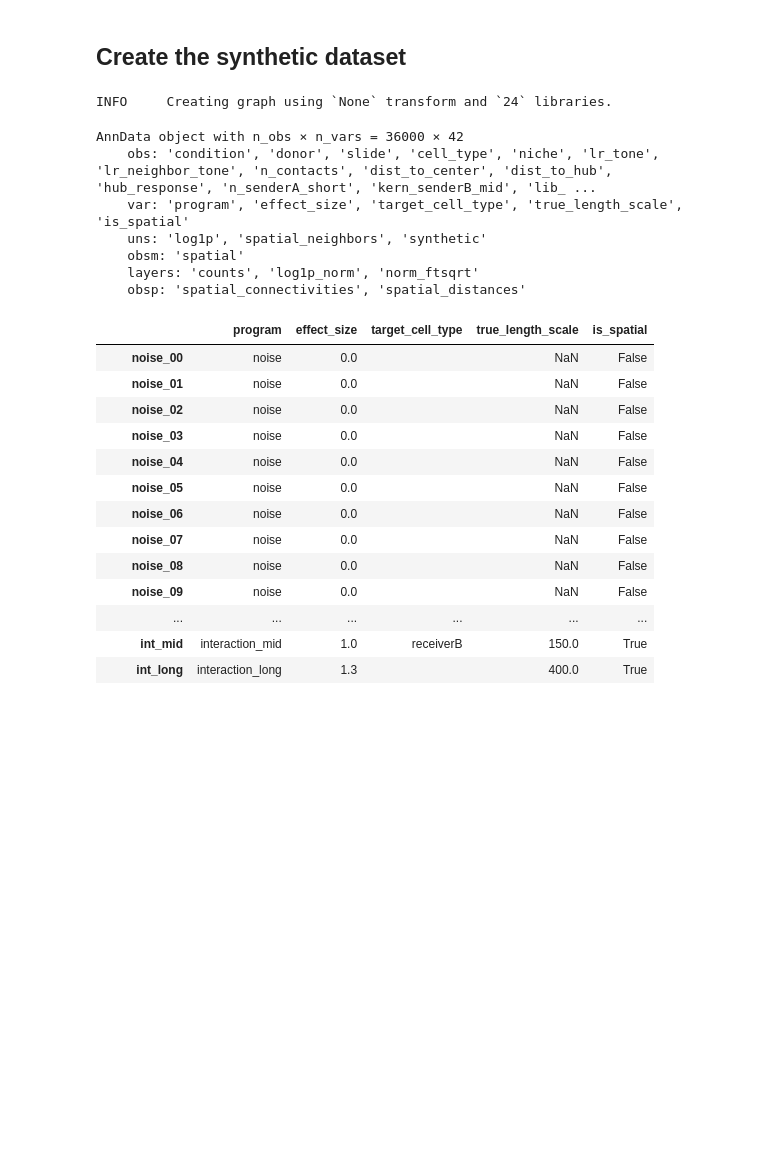
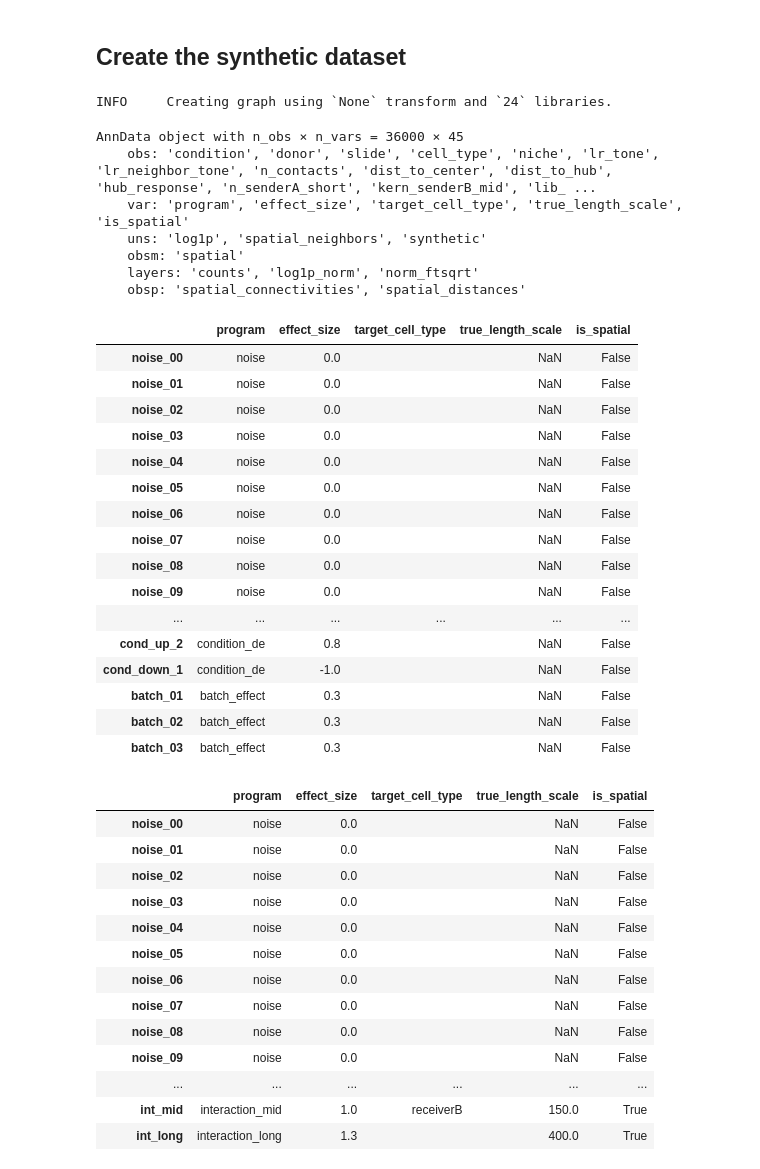
Before and after one commit to LLehner/interscale, a Jupyter notebook: docs/notebooks/3_downstream_tasks.ipynb, the cells around one changed output. Saved outputs shown, nothing was run; the diff lists cells and outputs as text; code cells hidden in the pictures; blank space fills up the shorter version.

```diff
--- a/docs/notebooks/3_downstream_tasks.ipynb
+++ b/docs/notebooks/3_downstream_tasks.ipynb
@@ -112,17 +112,37 @@ score_against_truth(adata, result.pairs)
 # %% [markdown]
 ## Create the synthetic dataset
 # %%
-adata_synth = make_synthetic()
+adata_synth = make_synthetic(hvg=True)
 adata_synth
 # %% [output]
 INFO     Creating graph using `None` transform and `24` libraries.
-AnnData object with n_obs × n_vars = 36000 × 42
+AnnData object with n_obs × n_vars = 36000 × 45
     obs: 'condition', 'donor', 'slide', 'cell_type', 'niche', 'lr_tone', 'lr_neighbor_tone', 'n_contacts', 'dist_to_center', 'dist_to_hub', 'hub_response', 'n_senderA_short', 'kern_senderB_mid', 'lib_ ...
     var: 'program', 'effect_size', 'target_cell_type', 'true_length_scale', 'is_spatial'
     uns: 'log1p', 'spatial_neighbors', 'synthetic'
     obsm: 'spatial'
     layers: 'counts', 'log1p_norm', 'norm_ftsqrt'
     obsp: 'spatial_connectivities', 'spatial_distances'
+# %%
+adata_synth.var
+# %% [output]
+|  | program | effect_size | target_cell_type | true_length_scale | is_spatial |
+| noise_00 | noise | 0.0 |  | NaN | False |
+| noise_01 | noise | 0.0 |  | NaN | False |
+| noise_02 | noise | 0.0 |  | NaN | False |
+| noise_03 | noise | 0.0 |  | NaN | False |
+| noise_04 | noise | 0.0 |  | NaN | False |
+| noise_05 | noise | 0.0 |  | NaN | False |
+| noise_06 | noise | 0.0 |  | NaN | False |
+| noise_07 | noise | 0.0 |  | NaN | False |
+| noise_08 | noise | 0.0 |  | NaN | False |
+| noise_09 | noise | 0.0 |  | NaN | False |
+| ... | ... | ... | ... | ... | ... |
+| cond_up_2 | condition_de | 0.8 |  | NaN | False |
+| cond_down_1 | condition_de | -1.0 |  | NaN | False |
+| batch_01 | batch_effect | 0.3 |  | NaN | False |
+| batch_02 | batch_effect | 0.3 |  | NaN | False |
+| batch_03 | batch_effect | 0.3 |  | NaN | False |
 # %%
 adata_synth.var
 # %% [output]
```
Also changed, not shown: parts of 2 cells of this notebook.
